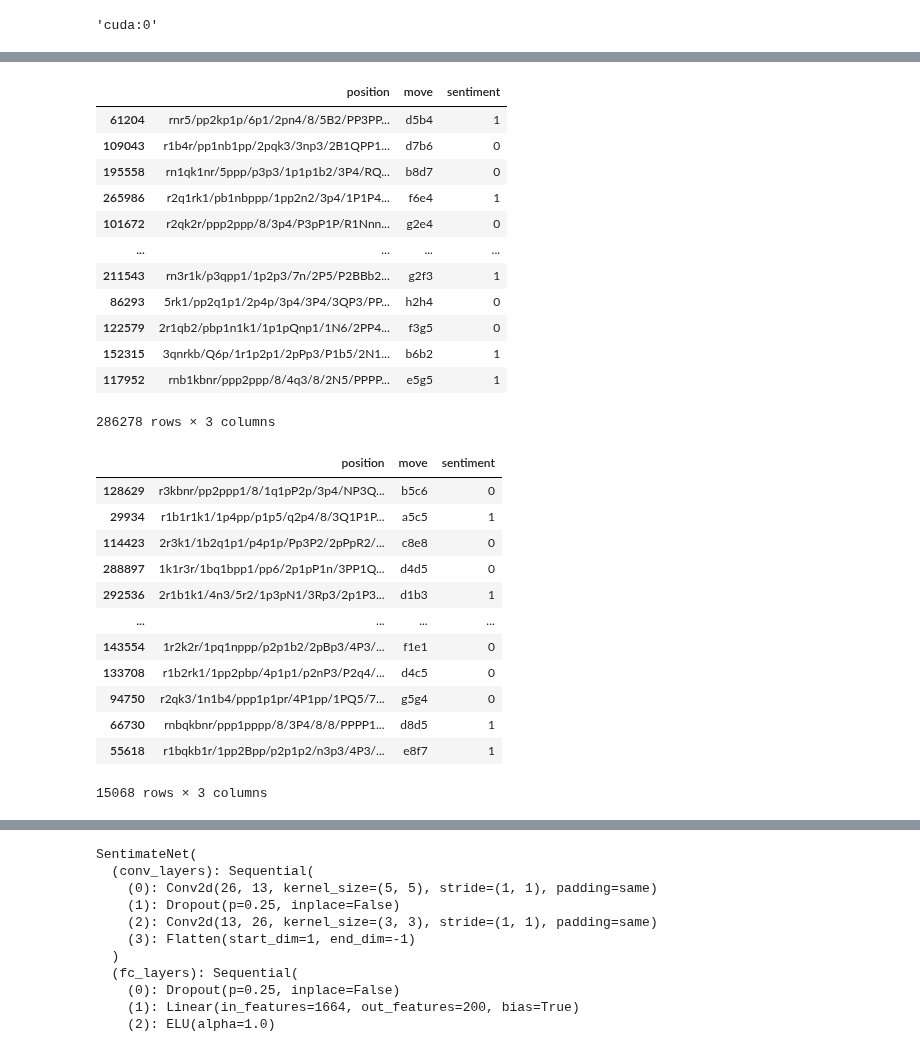
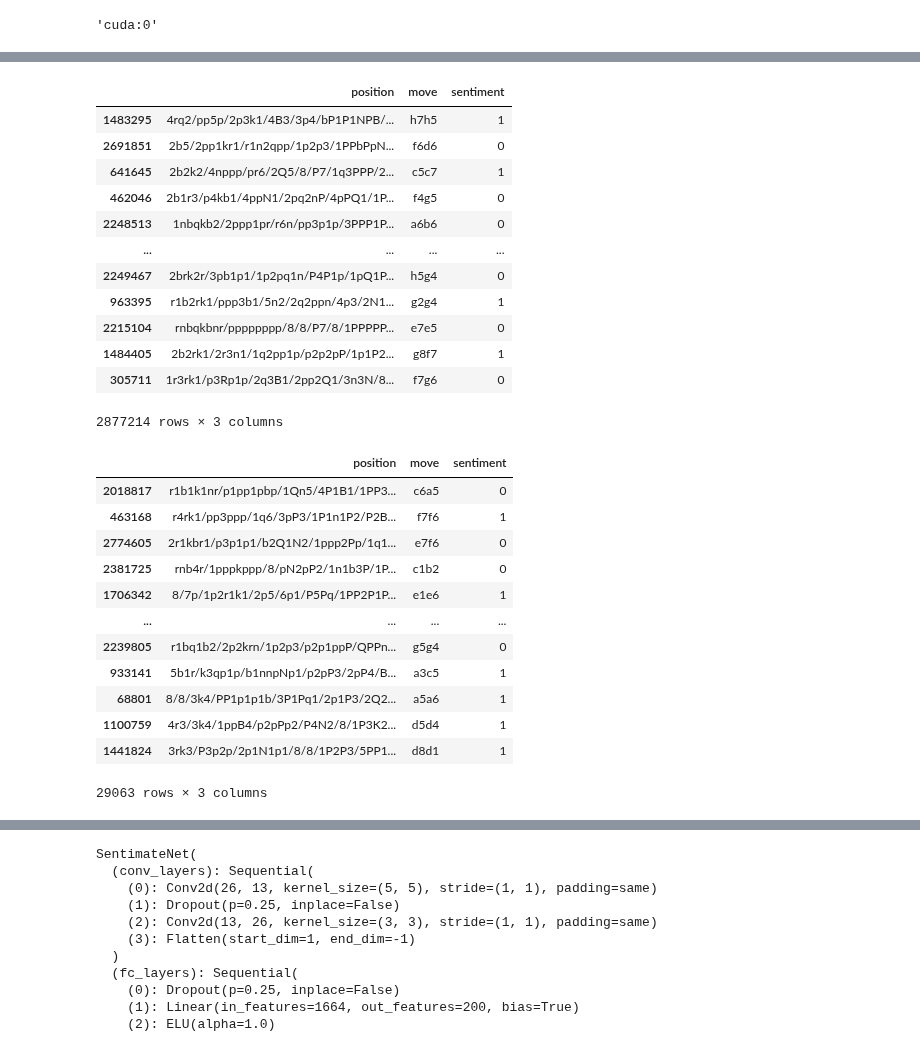
Before and after one commit to Kamil2601/NLP-chess-engine, a Jupyter notebook: src/move_evaluation/move_evaluation.ipynb, the cells around one changed output, grey strips where cells are left out. Saved outputs shown, nothing was run; the diff lists cells and outputs as text; code cells hidden in the pictures.

Commit message:
Model trained on big data

```diff
--- a/src/move_evaluation/move_evaluation.ipynb
+++ b/src/move_evaluation/move_evaluation.ipynb
@@ -45,0 +30,14 @@ classified_moves
+# %%
+def filter_func(row):
+    board = chess.Board(row['position'])
+    return board.is_legal(chess.Move.from_uci(row['move']))
+
+
+
+# tables = ["classified_moves", "chessbase_moves_with_nags", "moves_from_books", "random_moves"]
+# classified_moves = [load_sql_to_df(f"SELECT position, move, sentiment FROM {table_name}", "../../chess.db") for table_name in tables]
+# classified_moves = pd.concat(classified_moves)
+# classified_moves = classified_moves[classified_moves.apply(filter_func, axis=1)]
+
+classified_moves = load_sql_to_df(f"SELECT position, move, sentiment FROM classified_moves", "../../chess.db")
+classified_moves
@@ -46,34 +58,34 @@ classified_moves
 # %%
-train_df, test_df = train_test_split(classified_moves, test_size=0.05, random_state=0)
+train_df, test_df = train_test_split(classified_moves, test_size=0.01, random_state=0)
 display(train_df)
 display(test_df)
 # %% [output]
 |  | position | move | sentiment |
-| 61204 | rnr5/pp2kp1p/6p1/2pn4/8/5B2/PP3PP... | d5b4 | 1 |
-| 109043 | r1b4r/pp1nb1pp/2pqk3/3np3/2B1QPP1... | d7b6 | 0 |
-| 195558 | rn1qk1nr/5ppp/p3p3/1p1p1b2/3P4/RQ... | b8d7 | 0 |
-| 265986 | r2q1rk1/pb1nbppp/1pp2n2/3p4/1P1P4... | f6e4 | 1 |
-| 101672 | r2qk2r/ppp2ppp/8/3p4/P3pP1P/R1Nnn... | g2e4 | 0 |
+| 1483295 | 4rq2/pp5p/2p3k1/4B3/3p4/bP1P1NPB/... | h7h5 | 1 |
+| 2691851 | 2b5/2pp1kr1/r1n2qpp/1p2p3/1PPbPpN... | f6d6 | 0 |
+| 641645 | 2b2k2/4nppp/pr6/2Q5/8/P7/1q3PPP/2... | c5c7 | 1 |
+| 462046 | 2b1r3/p4kb1/4ppN1/2pq2nP/4pPQ1/1P... | f4g5 | 0 |
+| 2248513 | 1nbqkb2/2ppp1pr/r6n/pp3p1p/3PPP1P... | a6b6 | 0 |
 | ... | ... | ... | ... |
-| 211543 | rn3r1k/p3qpp1/1p2p3/7n/2P5/P2BBb2... | g2f3 | 1 |
-| 86293 | 5rk1/pp2q1p1/2p4p/3p4/3P4/3QP3/PP... | h2h4 | 0 |
-| 122579 | 2r1qb2/pbp1n1k1/1p1pQnp1/1N6/2PP4... | f3g5 | 0 |
-| 152315 | 3qnrkb/Q6p/1r1p2p1/2pPp3/P1b5/2N1... | b6b2 | 1 |
-| 117952 | rnb1kbnr/ppp2ppp/8/4q3/8/2N5/PPPP... | e5g5 | 1 |
+| 2249467 | 2brk2r/3pb1p1/1p2pq1n/P4P1p/1pQ1P... | h5g4 | 0 |
+| 963395 | r1b2rk1/ppp3b1/5n2/2q2ppn/4p3/2N1... | g2g4 | 1 |
+| 2215104 | rnbqkbnr/pppppppp/8/8/P7/8/1PPPPP... | e7e5 | 0 |
+| 1484405 | 2b2rk1/2r3n1/1q2pp1p/p2p2pP/1p1P2... | g8f7 | 1 |
+| 305711 | 1r3rk1/p3Rp1p/2q3B1/2pp2Q1/3n3N/8... | f7g6 | 0 |
-286278 rows × 3 columns
+2877214 rows × 3 columns
 |  | position | move | sentiment |
-| 128629 | r3kbnr/pp2ppp1/8/1q1pP2p/3p4/NP3Q... | b5c6 | 0 |
-| 29934 | r1b1r1k1/1p4pp/p1p5/q2p4/8/3Q1P1P... | a5c5 | 1 |
-| 114423 | 2r3k1/1b2q1p1/p4p1p/Pp3P2/2pPpR2/... | c8e8 | 0 |
-| 288897 | 1k1r3r/1bq1bpp1/pp6/2p1pP1n/3PP1Q... | d4d5 | 0 |
-| 292536 | 2r1b1k1/4n3/5r2/1p3pN1/3Rp3/2p1P3... | d1b3 | 1 |
+| 2018817 | r1b1k1nr/p1pp1pbp/1Qn5/4P1B1/1PP3... | c6a5 | 0 |
+| 463168 | r4rk1/pp3ppp/1q6/3pP3/1P1n1P2/P2B... | f7f6 | 1 |
+| 2774605 | 2r1kbr1/p3p1p1/b2Q1N2/1ppp2Pp/1q1... | e7f6 | 0 |
+| 2381725 | rnb4r/1pppkppp/8/pN2pP2/1n1b3P/1P... | c1b2 | 0 |
+| 1706342 | 8/7p/1p2r1k1/2p5/6p1/P5Pq/1PP2P1P... | e1e6 | 1 |
 | ... | ... | ... | ... |
-| 143554 | 1r2k2r/1pq1nppp/p2p1b2/2pBp3/4P3/... | f1e1 | 0 |
-| 133708 | r1b2rk1/1pp2pbp/4p1p1/p2nP3/P2q4/... | d4c5 | 0 |
-| 94750 | r2qk3/1n1b4/ppp1p1pr/4P1pp/1PQ5/7... | g5g4 | 0 |
-| 66730 | rnbqkbnr/ppp1pppp/8/3P4/8/8/PPPP1... | d8d5 | 1 |
-| 55618 | r1bqkb1r/1pp2Bpp/p2p1p2/n3p3/4P3/... | e8f7 | 1 |
+| 2239805 | r1bq1b2/2p2krn/1p2p3/p2p1ppP/QPPn... | g5g4 | 0 |
+| 933141 | 5b1r/k3qp1p/b1nnpNp1/p2pP3/2pP4/B... | a3c5 | 1 |
+| 68801 | 8/8/3k4/PP1p1p1b/3P1Pq1/2p1P3/2Q2... | a5a6 | 1 |
+| 1100759 | 4r3/3k4/1ppB4/p2pPp2/P4N2/8/1P3K2... | d5d4 | 1 |
+| 1441824 | 3rk3/P3p2p/2p1N1p1/8/8/1P2P3/5PP1... | d8d1 | 1 |
-15068 rows × 3 columns
+29063 rows × 3 columns
 # %%
 train_dataset = MoveAsTensorDataset(train_df)
 test_dataset = MoveAsTensorDataset(test_df)
```
Also changed, not shown: parts of 22 cells of this notebook, 3 other files.
